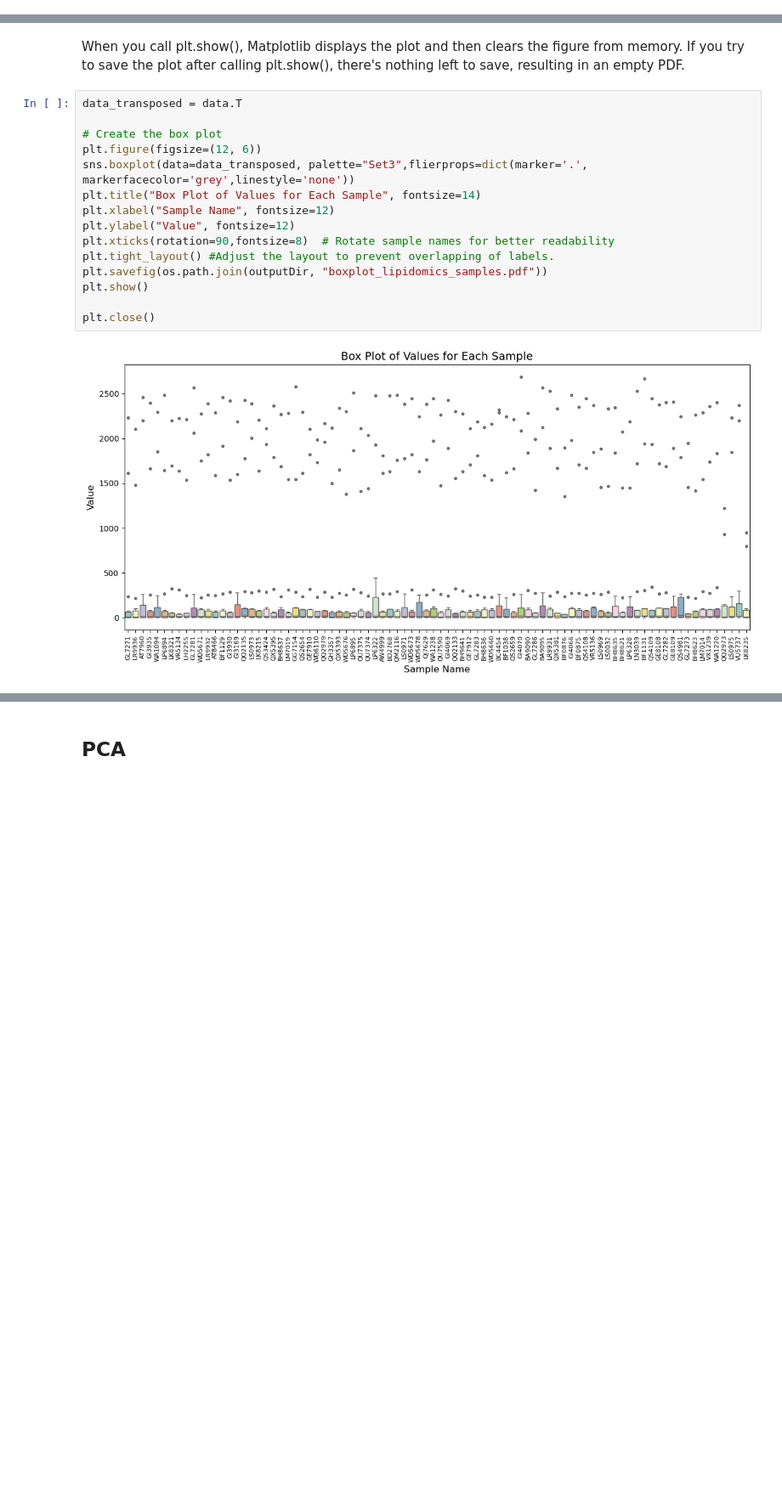
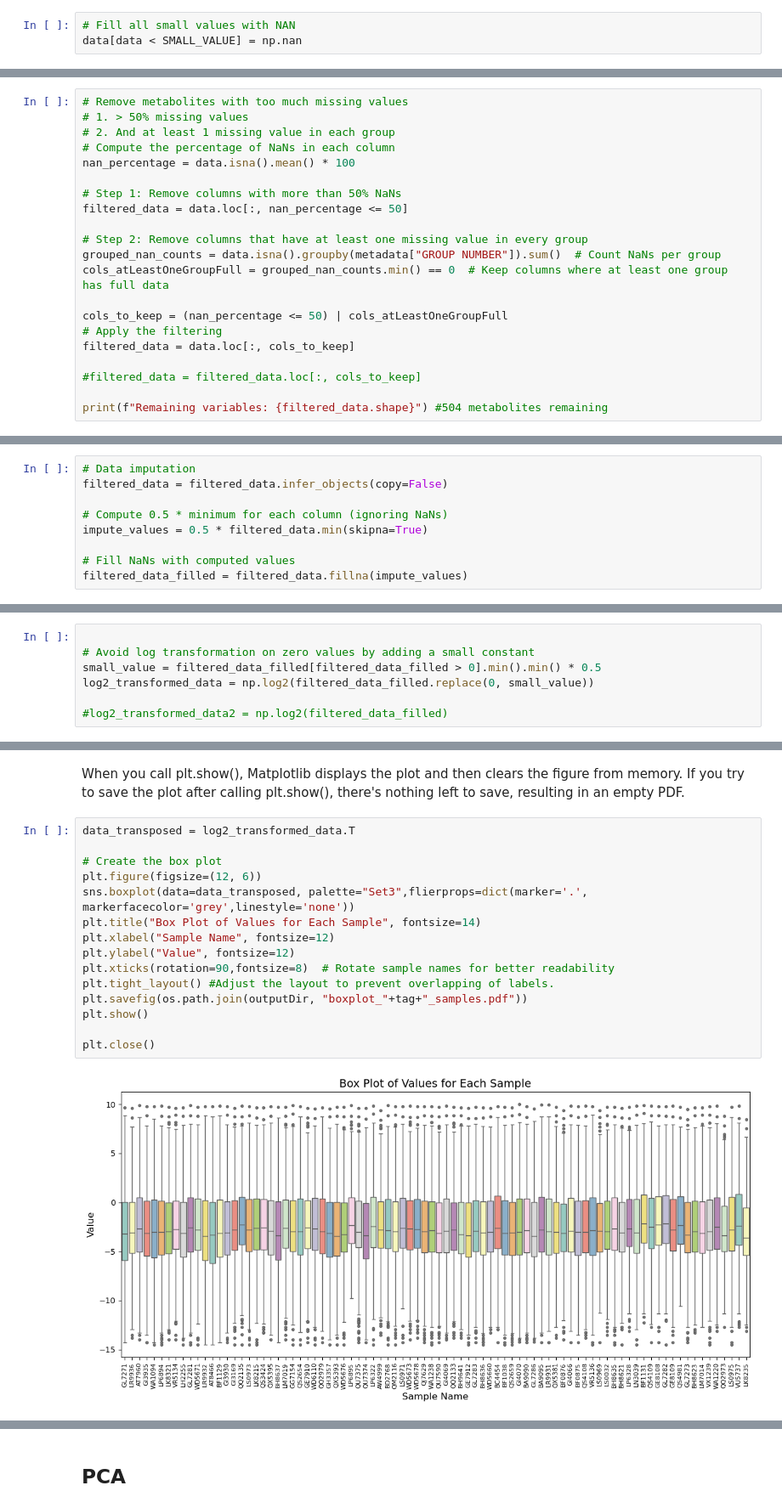
Before and after one commit to RaymondSHANG/P3_metabolon, a Jupyter notebook: code/data_preprocessing_lipidomics_Species.ipynb, the cells around one changed output, grey strips where cells are left out. Shown at 85% size. Drawn from its saved outputs; the diff is of its cells as text; blank space fills up the shorter version.

Commit message:
missing value inputation and log2 transformation

```diff
--- a/code/data_preprocessing_lipidomics_Species.ipynb
+++ b/code/data_preprocessing_lipidomics_Species.ipynb
@@ -115,6 +155,9 @@ GROUP NUMBER
 13    5
 15    5
 Name: count, dtype: int64
+# %%
+# Fill all small values with NAN
+data[data < SMALL_VALUE] = np.nan
 # %% [markdown]
 ## Data imputation
 
@@ -166,0 +203,21 @@ dtype: float64
+# %%
+# Remove metabolites with too much missing values
+# 1. > 50% missing values
+# 2. And at least 1 missing value in each group
+# Compute the percentage of NaNs in each column
+nan_percentage = data.isna().mean() * 100
+
+# Step 1: Remove columns with more than 50% NaNs
+filtered_data = data.loc[:, nan_percentage <= 50]
+
+# Step 2: Remove columns that have at least one missing value in every group
+grouped_nan_counts = data.isna().groupby(metadata["GROUP NUMBER"]).sum()  # Count NaNs per group
+cols_atLeastOneGroupFull = grouped_nan_counts.min() == 0  # Keep columns where at least one group has full data
+
+cols_to_keep = (nan_percentage <= 50) | cols_atLeastOneGroupFull
+# Apply the filtering
+filtered_data = data.loc[:, cols_to_keep]
+
+#filtered_data = filtered_data.loc[:, cols_to_keep]
+
+print(f"Remaining variables: {filtered_data.shape}") #504 metabolites remaining
@@ -166,0 +226,9 @@ dtype: float64
+# %%
+# Data imputation
+filtered_data = filtered_data.infer_objects(copy=False)
+
+# Compute 0.5 * minimum for each column (ignoring NaNs)
+impute_values = 0.5 * filtered_data.min(skipna=True)
+
+# Fill NaNs with computed values
+filtered_data_filled = filtered_data.fillna(impute_values)
@@ -172,0 +289,7 @@ import seaborn as sns
+# %%
+
+# Avoid log transformation on zero values by adding a small constant
+small_value = filtered_data_filled[filtered_data_filled > 0].min().min() * 0.5
+log2_transformed_data = np.log2(filtered_data_filled.replace(0, small_value))
+
+#log2_transformed_data2 = np.log2(filtered_data_filled)
@@ -175,19 +324,19 @@ import seaborn as sns
 # %% [markdown]
 When you call plt.show(), Matplotlib displays the plot and then clears the figure from memory. If you try to save the plot after calling plt.show(), there's nothing left to save, resulting in an empty PDF.
 # %%
-data_transposed = data.T
+data_transposed = log2_transformed_data.T
 
 # Create the box plot
 plt.figure(figsize=(12, 6))
 sns.boxplot(data=data_transposed, palette="Set3",flierprops=dict(marker='.', markerfacecolor='grey',linestyle='none'))
 plt.title("Box Plot of Values for Each Sample", fontsize=14)
 plt.xlabel("Sample Name", fontsize=12)
 plt.ylabel("Value", fontsize=12)
 plt.xticks(rotation=90,fontsize=8)  # Rotate sample names for better readability
 plt.tight_layout() #Adjust the layout to prevent overlapping of labels.
-plt.savefig(os.path.join(outputDir, "boxplot_lipidomics_samples.pdf"))
+plt.savefig(os.path.join(outputDir, "boxplot_"+tag+"_samples.pdf"))
 plt.show()
 
 plt.close()
 # %% [output]
-[figure, old version]
+[figure, new version]
```
Also changed, not shown: parts of 34 cells of this notebook, 2 other files.
